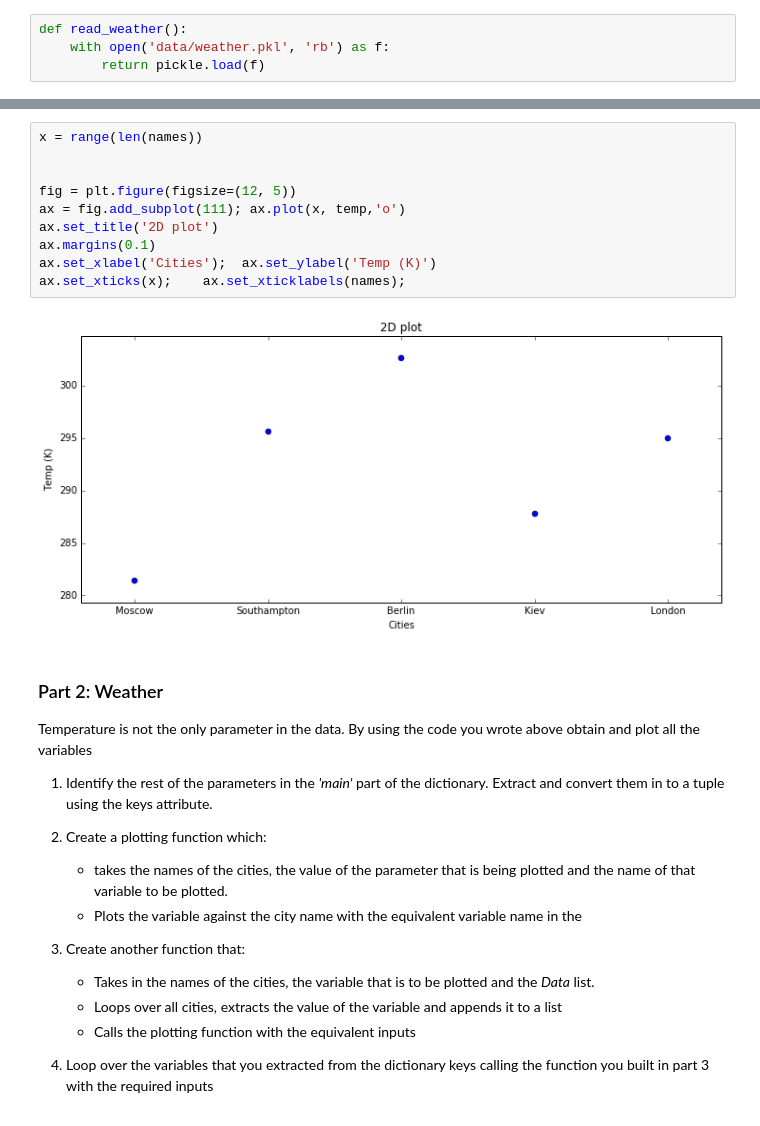
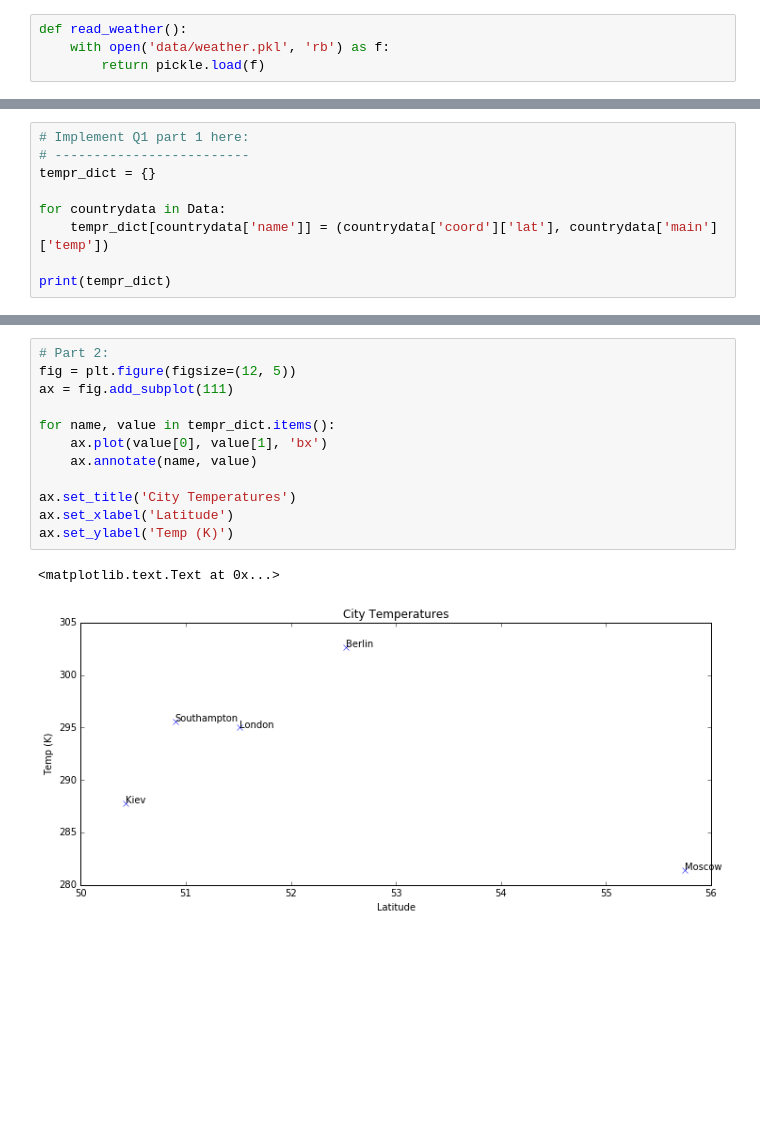
Before and after one commit to ngcm/summer-academy-2016-basics, a Jupyter notebook: Intermediate_Python/soln/01-Tuples_Dictionaries.ipynb, the cells around one changed output, grey strips where cells are left out. Saved outputs shown, nothing was run; the diff lists cells and outputs as text; blank space fills up the shorter version.

Commit message:
Updating tuples dictionaries example, removing index quick examples (live code)

```diff
--- a/Intermediate_Python/soln/01-Tuples_Dictionaries.ipynb
+++ b/Intermediate_Python/soln/01-Tuples_Dictionaries.ipynb
@@ -46,0 +58,9 @@ names = tuple(names)
+# %%
+# Implement Q1 part 1 here:
+# -------------------------
+tempr_dict = {}
+
+for countrydata in Data:
+    tempr_dict[countrydata['name']] = (countrydata['coord']['lat'], countrydata['main']['temp'])
+
+print(tempr_dict)
@@ -47,25 +75,15 @@ names = tuple(names)
 # %%
-x = range(len(names))
+# Part 2:
+fig = plt.figure(figsize=(12, 5))
+ax = fig.add_subplot(111)
 
+for name, value in tempr_dict.items():
+    ax.plot(value[0], value[1], 'bx')
+    ax.annotate(name, value)
 
-fig = plt.figure(figsize=(12, 5))
-ax = fig.add_subplot(111); ax.plot(x, temp,'o')
-ax.set_title('2D plot')
-ax.margins(0.1)
-ax.set_xlabel('Cities');  ax.set_ylabel('Temp (K)')
-ax.set_xticks(x);    ax.set_xticklabels(names);
+ax.set_title('City Temperatures')
+ax.set_xlabel('Latitude')
+ax.set_ylabel('Temp (K)')
 # %% [output]
+<matplotlib.text.Text at 0x...>
-[figure, old version]
+[figure, new version]
-# %% [markdown]
-### Part 2: Weather
-Temperature is not the only parameter in the data. By using the code you wrote above obtain and plot all the variables
-1. Identify the rest of the parameters in the *'main'* part of the dictionary. Extract and convert them in to a tuple using the keys attribute.
-2. Create a plotting function which:
-    * takes the names of the cities, the value of the parameter that is being plotted and the name of that variable to be plotted.
-    * Plots the variable against the city name with the equivalent variable name in the
-3. Create another function that:
-    * Takes in the names of the cities, the variable that is to be plotted and the *Data* list.
-    * Loops over all cities, extracts the value of the variable and  appends it to a list
-    * Calls the plotting function with the equivalent inputs
-
-4. Loop over the variables that you extracted from the dictionary keys calling the function you built in part 3 with the required inputs
```
Also changed, not shown: parts of 18 cells of this notebook, 7 other files.
